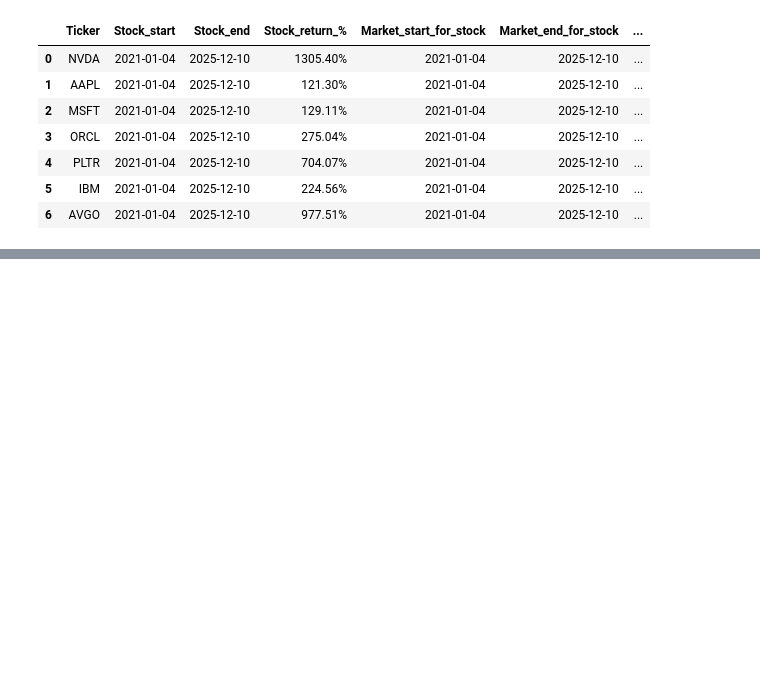
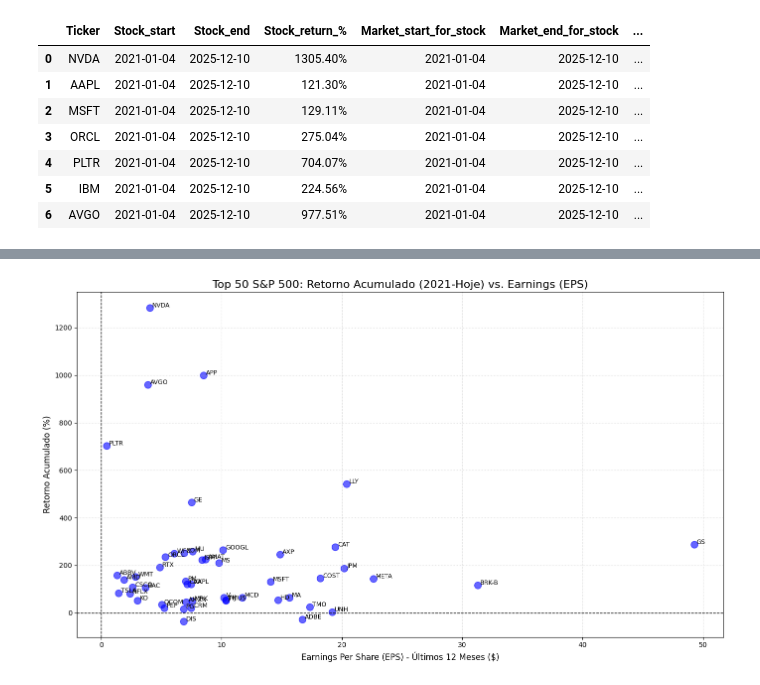
Before and after one commit to GuilhermeMP-prog/Dev.ensinaG4, a Jupyter notebook: main.ipynb, the cells around one changed output, grey strips where cells are left out. Drawn from its saved outputs; the diff is of its cells as text; code cells hidden in the pictures; blank space fills up the shorter version.

```diff
--- a/main.ipynb
+++ b/main.ipynb
@@ -593,0 +611,87 @@ display(res_df[["Ticker","Stock_start","Stock_end","Stock_return_%","Market_star
+# %%
+import yfinance as yf
+import pandas as pd
+import matplotlib.pyplot as plt
+
+# 1. Lista dos Top 50 Tickers (Baseada no SP500 atual)
+tickers = [
+    "NVDA", "AAPL", "MSFT", "AMZN", "GOOGL", "AVGO", "META", "TSLA", "BRK-B", "WMT",
+    "LLY", "JPM", "V", "ORCL", "MA", "JNJ", "XOM", "PLTR", "NFLX", "BAC",
+    "ABBV", "COST", "AMD", "HD", "PG", "CSCO", "UNH", "GE", "CVX", "KO",
+    "CAT", "MU", "WFC", "IBM", "MS", "GS", "AXP", "MRK", "CRM", "APP",
+    "RTX", "PM", "MCD", "TMUS", "TMO", "AMAT", "QCOM", "DIS", "PEP", "ADBE"
+]
+
+# Nota: O Yahoo Finance usa 'BRK-B' em vez de 'BRK.B'
+
+data_list = []
+
+print("Baixando dados... isso pode levar alguns segundos.")
+
+# 2. Coleta de Dados
+for ticker in tickers:
+    try:
+        # Instancia o objeto Ticker
+        stock = yf.Ticker(ticker)
+
+        # A) Calcular Retorno Acumulado desde 2021
+        # Baixa histórico diário
+        hist = stock.history(start="2021-01-01")
+
+        if hist.empty:
+            print(f"Dados não encontrados para {ticker}")
+            continue
+
+        price_start = hist['Close'].iloc[0] # Preço no primeiro dia de 2021
+        price_end = hist['Close'].iloc[-1]  # Preço mais recente
+
+        # Cálculo da variação percentual
+        accumulated_return = ((price_end - price_start) / price_start) * 100
+
+        # B) Obter Earnings (Lucro por Ação - TTM)
+        # Tenta pegar o 'trailingEps' (EPS dos últimos 12 meses)
+        eps = stock.info.get('trailingEps')
+
+        # Se preferir Net Income (Lucro Líquido Total), use: stock.info.get('netIncomeToCommon')
+        # Mas para scatterplot, EPS é mais legível em escala.
+
+        if eps is not None:
+            data_list.append({
+                'Ticker': ticker,
+                'Returns_Pct': accumulated_return,
+                'EPS': eps
+            })
+
+    except Exception as e:
+        print(f"Erro ao processar {ticker}: {e}")
+
+# Cria DataFrame
+df = pd.DataFrame(data_list)
+
+# 3. Criação do Scatterplot
+plt.figure(figsize=(14, 8))
+
+# Plota os pontos
+plt.scatter(df['EPS'], df['Returns_Pct'], color='blue', alpha=0.6, s=100)
+
+# Linhas de referência (Eixo 0)
+plt.axhline(0, color='black', linewidth=1, linestyle='--')
+plt.axvline(0, color='black', linewidth=1, linestyle='--')
+
+# 4. Anotação (Colocar o nome dos tickers nos pontos)
+# Usamos um loop para escrever o texto ao lado de cada ponto
+for i, row in df.iterrows():
+    plt.text(row['EPS'] + 0.2, row['Returns_Pct'] + 2, row['Ticker'], fontsize=9)
+
+# Títulos e Labels
+plt.title('Top 50 S&P 500: Retorno Acumulado (2021-Hoje) vs. Earnings (EPS)', fontsize=16)
+plt.xlabel('Earnings Per Share (EPS) - Últimos 12 Meses ($)', fontsize=12)
+plt.ylabel('Retorno Acumulado (%)', fontsize=12)
+plt.grid(True, linestyle=':', alpha=0.6)
+
+# Ajuste para evitar cortes
+plt.tight_layout()
+
+# Exibir
+plt.show()
+# %% [output]
@@ -593,0 +699 @@ display(res_df[["Ticker","Stock_start","Stock_end","Stock_return_%","Market_star
+[figure, added]
```
Also changed, not shown: parts of 5 cells of this notebook.
